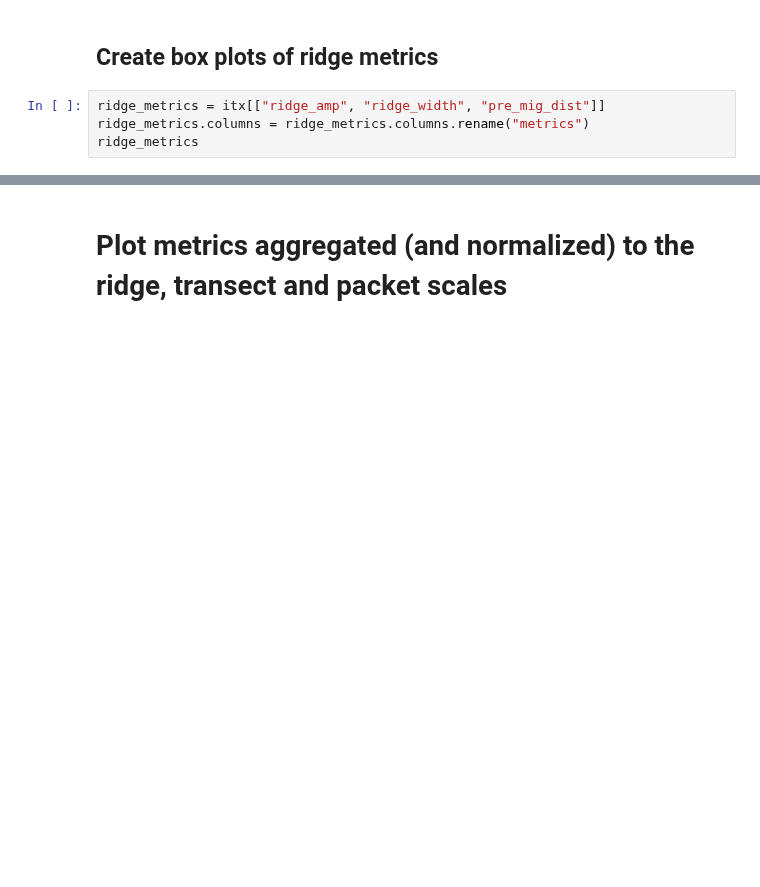
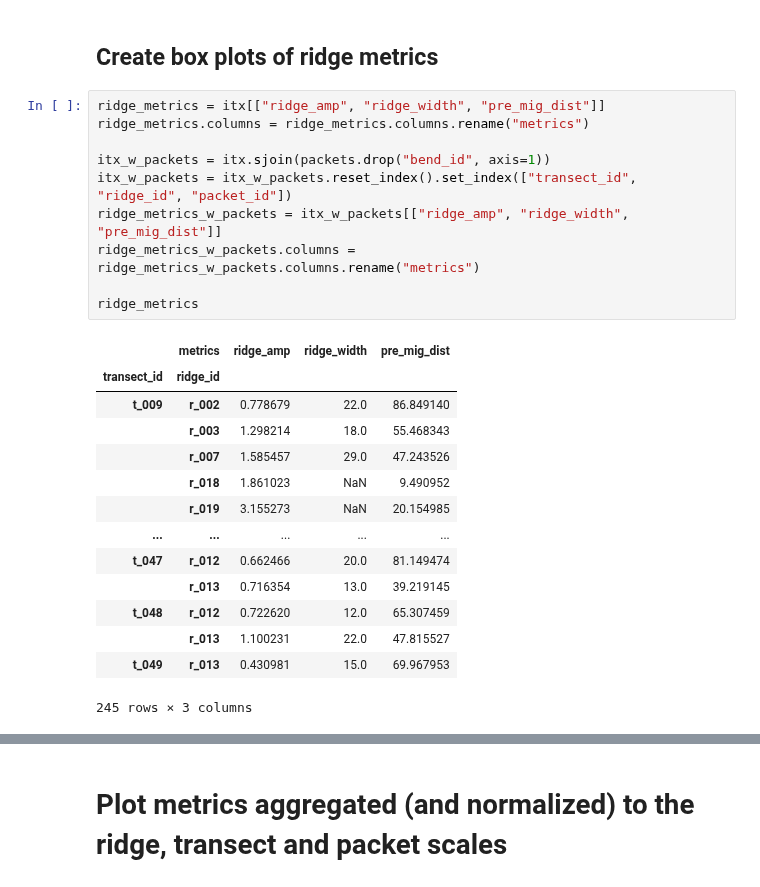
Before and after one commit to tamu-edu/scrollstats, a Jupyter notebook: Figure_BrazosBendsMultiScale.ipynb, the cells around one changed output, grey strips where cells are left out. Cells and saved outputs as stored; diff of their text form; blank space fills up the shorter version.

```diff
--- a/Figure_BrazosBendsMultiScale.ipynb
+++ b/Figure_BrazosBendsMultiScale.ipynb
@@ -144,7 +173,28 @@ def agg_by_y(itx, col, num_bins=20, agg_func="mean"):
 # %%
 ridge_metrics = itx[["ridge_amp", "ridge_width", "pre_mig_dist"]]
 ridge_metrics.columns = ridge_metrics.columns.rename("metrics")
+
+itx_w_packets = itx.sjoin(packets.drop("bend_id", axis=1))
+itx_w_packets = itx_w_packets.reset_index().set_index(["transect_id", "ridge_id", "packet_id"])
+ridge_metrics_w_packets = itx_w_packets[["ridge_amp", "ridge_width", "pre_mig_dist"]]
+ridge_metrics_w_packets.columns = ridge_metrics_w_packets.columns.rename("metrics")
+
 ridge_metrics
+# %% [output]
+|  | metrics | ridge_amp | ridge_width | pre_mig_dist |
+| transect_id | ridge_id |  |  |  |
+| t_009 | r_002 | 0.778679 | 22.0 | 86.849140 |
+|  | r_003 | 1.298214 | 18.0 | 55.468343 |
+|  | r_007 | 1.585457 | 29.0 | 47.243526 |
+|  | r_018 | 1.861023 | NaN | 9.490952 |
+|  | r_019 | 3.155273 | NaN | 20.154985 |
+| ... | ... | ... | ... | ... |
+| t_047 | r_012 | 0.662466 | 20.0 | 81.149474 |
+|  | r_013 | 0.716354 | 13.0 | 39.219145 |
+| t_048 | r_012 | 0.722620 | 12.0 | 65.307459 |
+|  | r_013 | 1.100231 | 22.0 | 47.815527 |
+| t_049 | r_013 | 0.430981 | 15.0 | 69.967953 |
+245 rows × 3 columns
 # %%
 ridge_metrics_per_transect = ridge_metrics.unstack(level=0)
 
```
Also changed, not shown: parts of 34 cells of this notebook, 12 other files.
